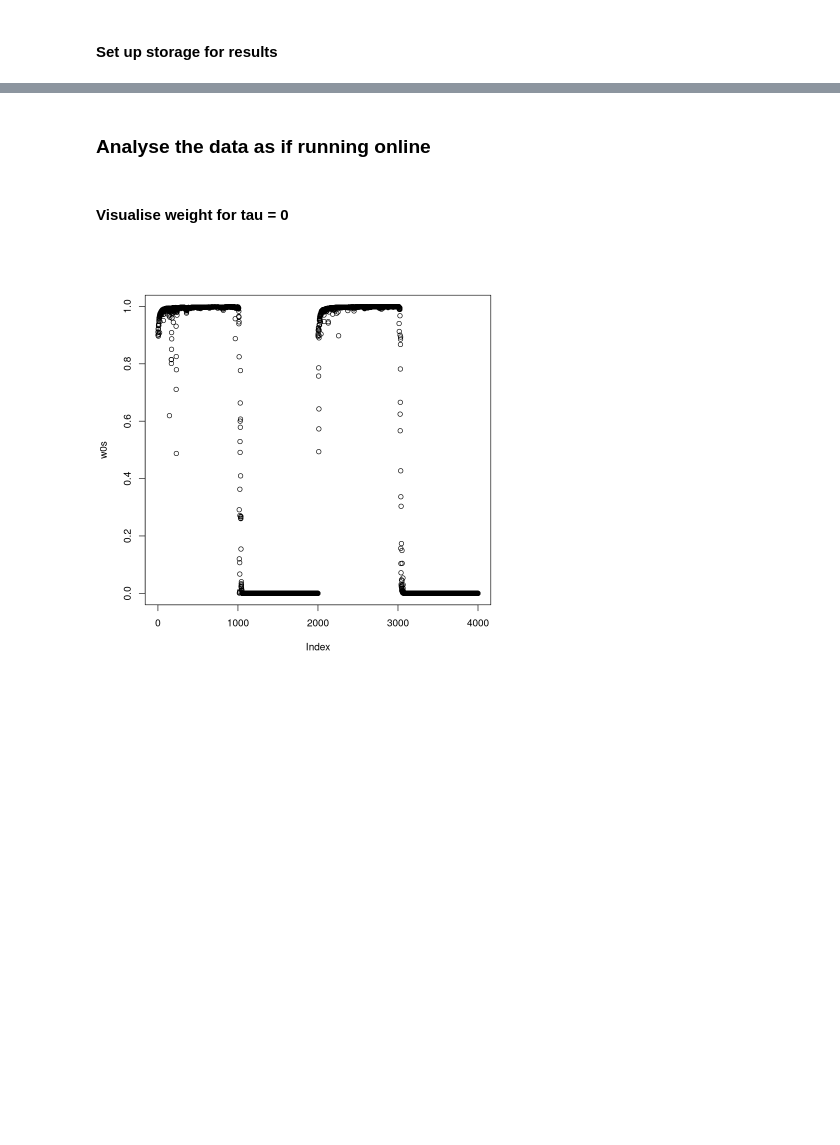
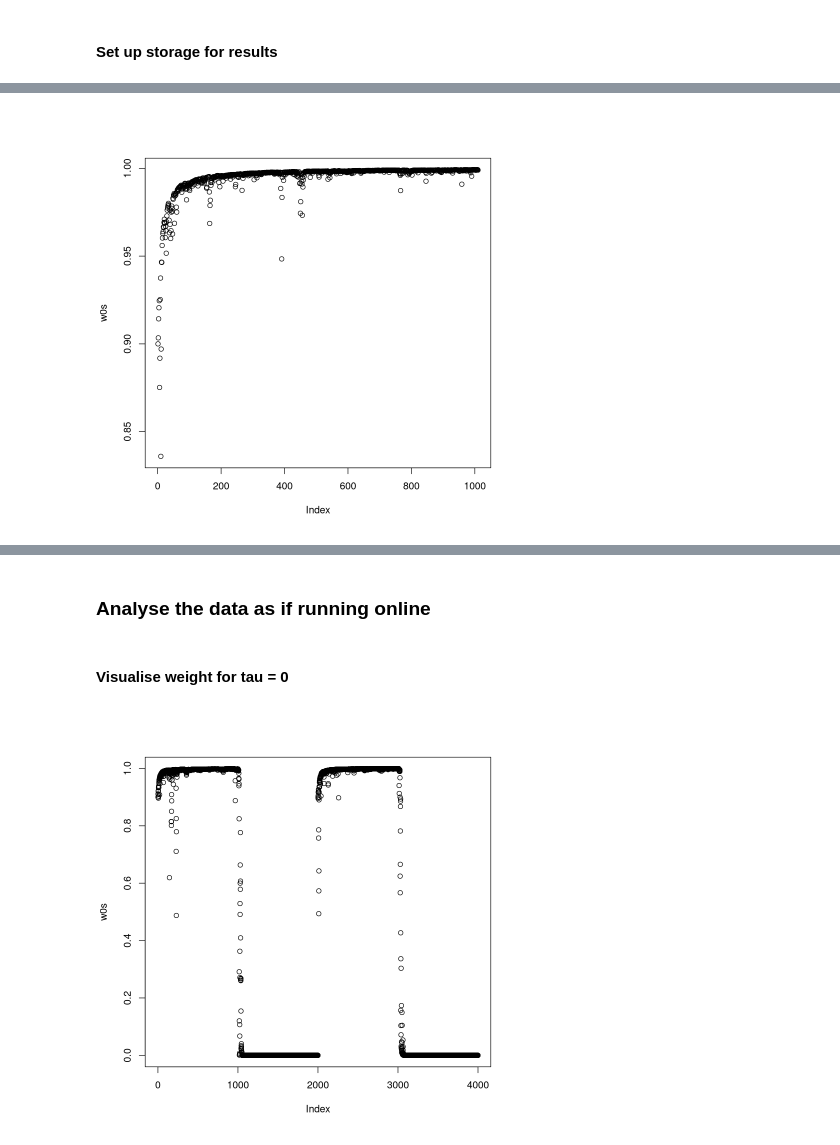
Before and after one commit to grosed/bagel, a Jupyter notebook: notebooks/README.ipynb, the cells around one changed output, grey strips where cells are left out. Saved outputs shown, nothing was run; the diff lists cells and outputs as text; code cells hidden in the pictures; blank space fills up the shorter version.

```diff
--- a/notebooks/README.ipynb
+++ b/notebooks/README.ipynb
@@ -156,0 +172,11 @@ w0s <- c()
+# %%
+for(y in Y[1001:1010])
+{
+  # update the model with the most recent data and store the weight at tau = 0
+  w0 <- update(model,y)
+  w0s <- c(w0s,w0) # log the result
+}
+# %%
+plot(w0s)
+# %% [output]
+[figure, added]
```
Also changed, not shown: parts of 8 cells of this notebook.
